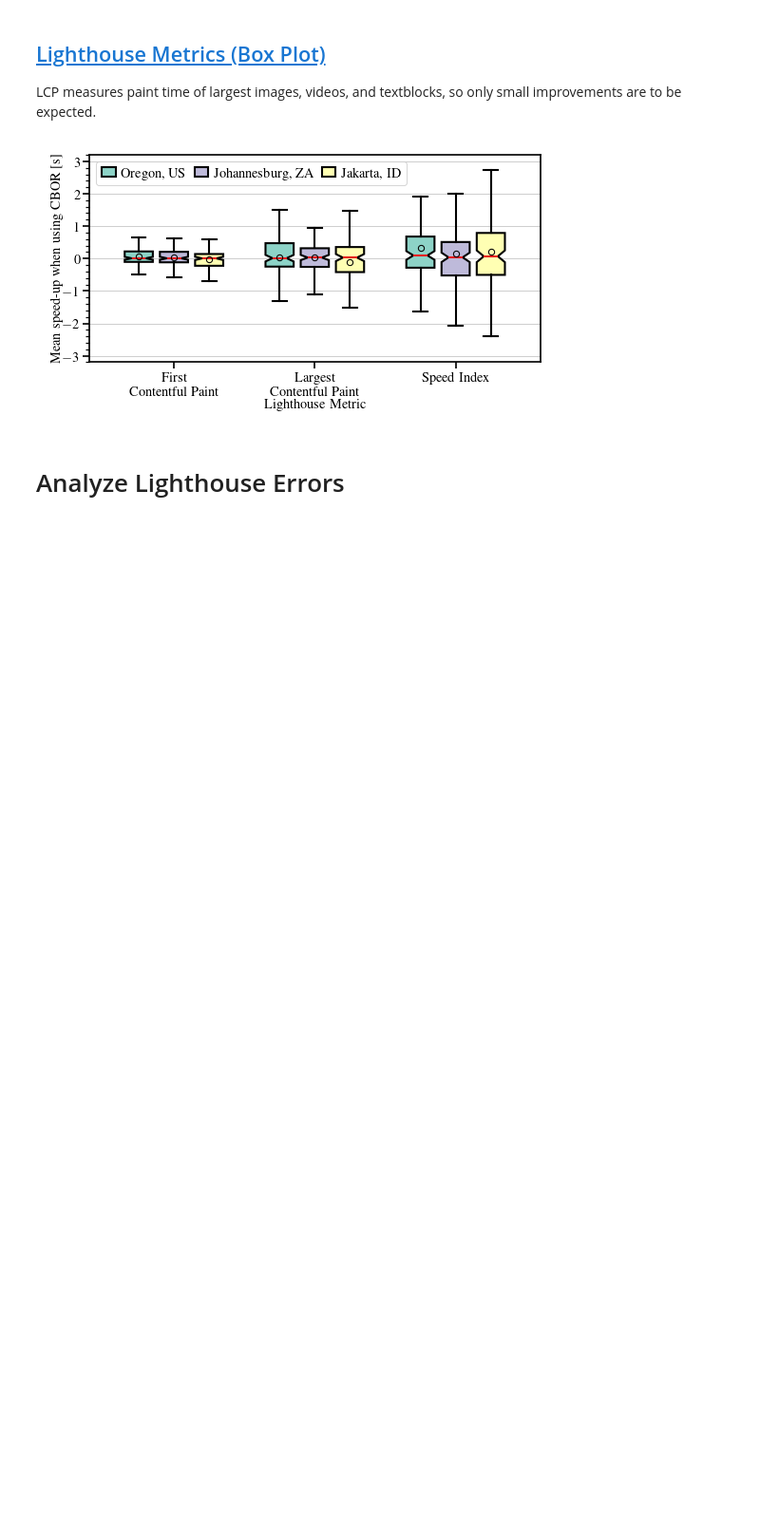
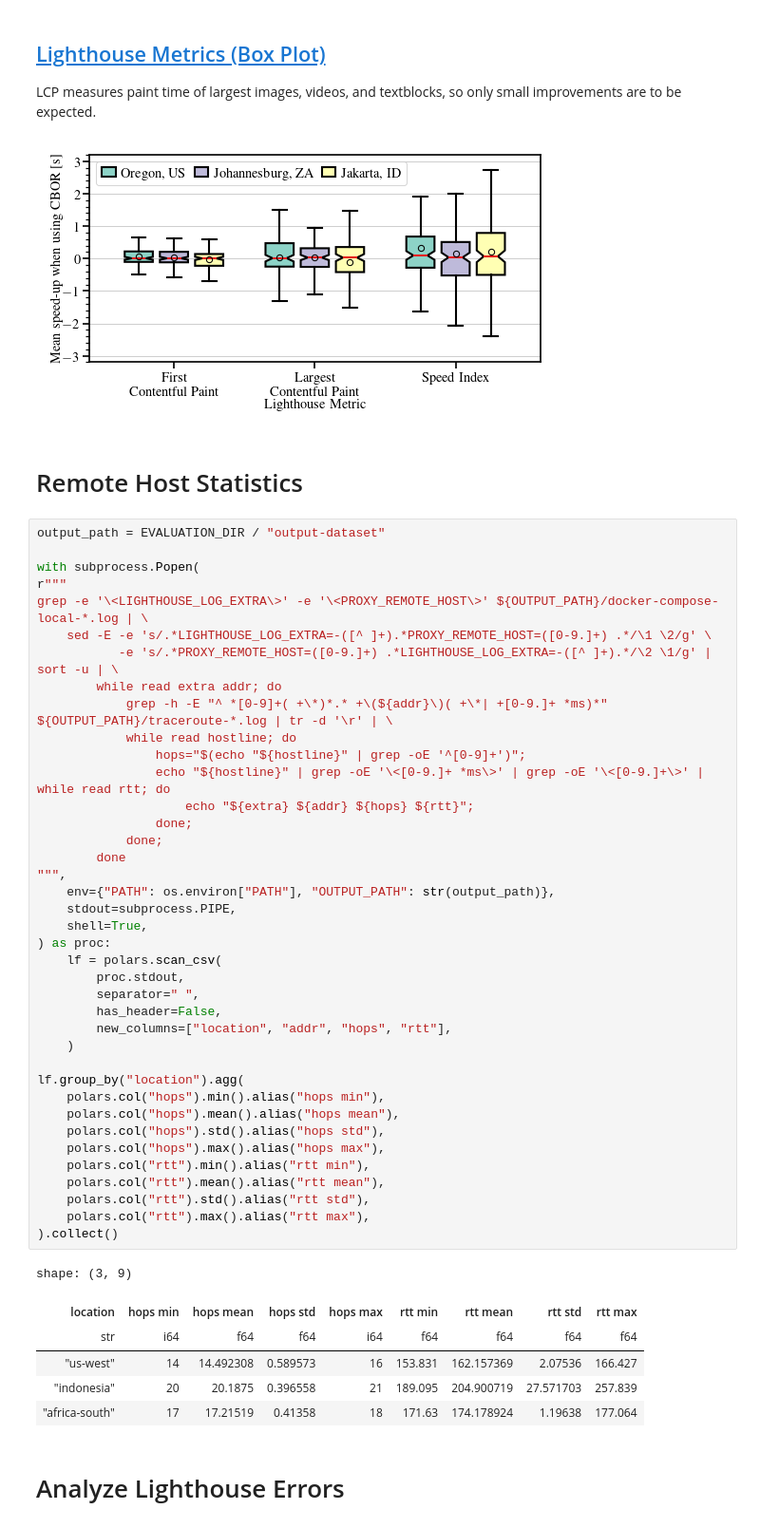
Before and after one commit to miri64/artifacts-tnsm26-cbor-dns-eval, a Jupyter notebook: 06_1evaluation.ipynb, the cells around one changed output. Shown at 95% size. Saved outputs shown, nothing was run; the diff lists cells and outputs as text; blank space fills up the shorter version.

Commit message:
06_1evaluation.ipynb: add analysis of remote proxy hosts

```diff
--- a/06_1evaluation.ipynb
+++ b/06_1evaluation.ipynb
@@ -338,6 +338,54 @@ shape: (6, 10)
 
 LCP measures paint time of largest images, videos, and textblocks, so only small improvements are to be expected.
 [figure]
+# %% [markdown]
+# Remote Host Statistics
+# %%
+output_path = EVALUATION_DIR / "output-dataset"
+
+with subprocess.Popen(
+r"""
+grep -e '\<LIGHTHOUSE_LOG_EXTRA\>' -e '\<PROXY_REMOTE_HOST\>' ${OUTPUT_PATH}/docker-compose-local-*.log | \
+    sed -E -e 's/.*LIGHTHOUSE_LOG_EXTRA=-([^ ]+).*PROXY_REMOTE_HOST=([0-9.]+) .*/\1 \2/g' \
+           -e 's/.*PROXY_REMOTE_HOST=([0-9.]+) .*LIGHTHOUSE_LOG_EXTRA=-([^ ]+).*/\2 \1/g' | sort -u | \
+        while read extra addr; do
+            grep -h -E "^ *[0-9]+( +\*)*.* +\(${addr}\)( +\*| +[0-9.]+ *ms)*" ${OUTPUT_PATH}/traceroute-*.log | tr -d '\r' | \
+            while read hostline; do
+                hops="$(echo "${hostline}" | grep -oE '^[0-9]+')";
+                echo "${hostline}" | grep -oE '\<[0-9.]+ *ms\>' | grep -oE '\<[0-9.]+\>' | while read rtt; do
+                    echo "${extra} ${addr} ${hops} ${rtt}";
+                done;
+            done;
+        done
+""",
+    env={"PATH": os.environ["PATH"], "OUTPUT_PATH": str(output_path)},
+    stdout=subprocess.PIPE,
+    shell=True,
+) as proc:
+    lf = polars.scan_csv(
+        proc.stdout,
+        separator=" ",
+        has_header=False,
+        new_columns=["location", "addr", "hops", "rtt"],
+    )
+
+lf.group_by("location").agg(
+    polars.col("hops").min().alias("hops min"),
+    polars.col("hops").mean().alias("hops mean"),
+    polars.col("hops").std().alias("hops std"),
+    polars.col("hops").max().alias("hops max"),
+    polars.col("rtt").min().alias("rtt min"),
+    polars.col("rtt").mean().alias("rtt mean"),
+    polars.col("rtt").std().alias("rtt std"),
+    polars.col("rtt").max().alias("rtt max"),
+).collect()
+# %% [output]
+shape: (3, 9)
+| location | hops min | hops mean | hops std | hops max | rtt min | rtt mean | rtt std | rtt max |
+| str | i64 | f64 | f64 | i64 | f64 | f64 | f64 | f64 |
+| "us-west" | 14 | 14.492308 | 0.589573 | 16 | 153.831 | 162.157369 | 2.07536 | 166.427 |
+| "indonesia" | 20 | 20.1875 | 0.396558 | 21 | 189.095 | 204.900719 | 27.571703 | 257.839 |
+| "africa-south" | 17 | 17.21519 | 0.41358 | 18 | 171.63 | 174.178924 | 1.19638 | 177.064 |
 # %% [markdown]
 # Analyze Lighthouse Errors
 # %%
```
Also changed, not shown: parts of 1 cell of this notebook.
